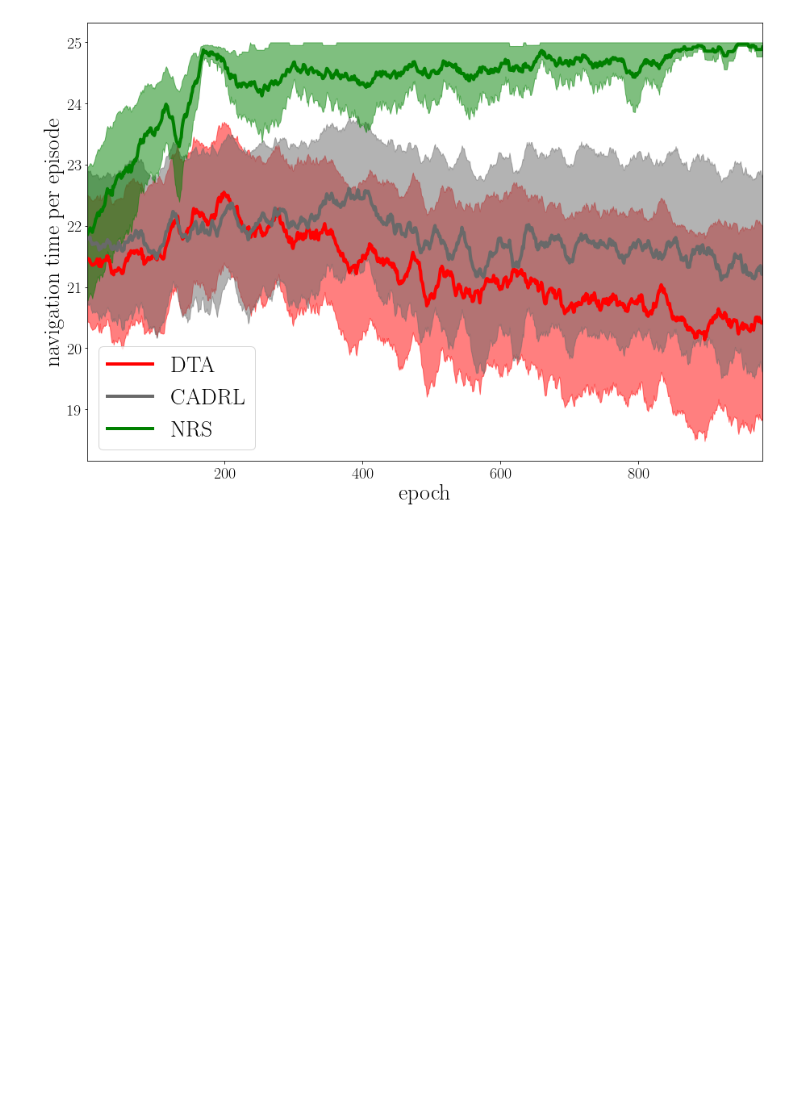
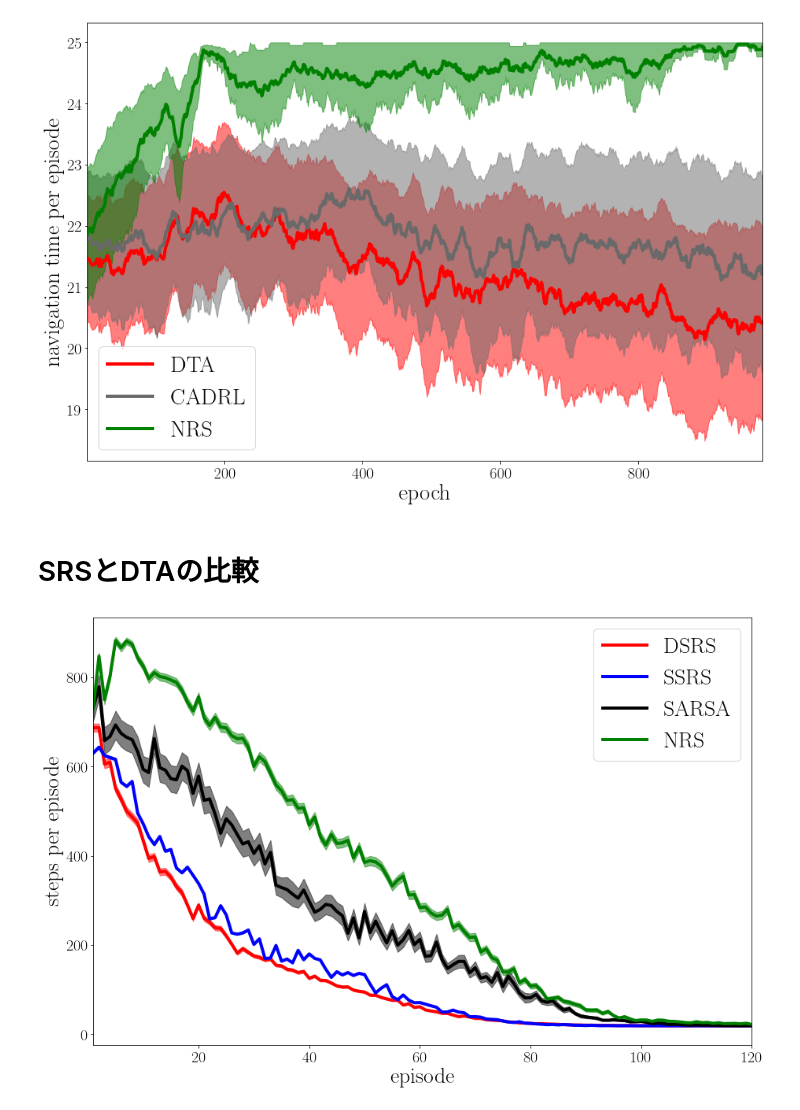
Before and after one commit to takato86/analyze_result, a Jupyter notebook: notebooks/error-bar-area.ipynb, the cells around one changed output. Drawn from its saved outputs; the diff is of its cells as text; code cells hidden in the pictures; blank space fills up the shorter version.

```diff
--- a/notebooks/error-bar-area.ipynb
+++ b/notebooks/error-bar-area.ipynb
@@ -137,3 +137,25 @@ plt.legend(fontsize=28)
 plt.savefig("out/crowd_nav-nav_time-learning-curves.pdf", format="pdf")
 # %% [output]
 [figure]
+# %% [markdown]
+# SRSとDTAの比較
+# %%
+comp_four_df = pd.read_csv("in/results_fourrooms_srs_dta.csv")
+comp_pin_df = pd.read_csv("in/results_pinball_srs_dta.csv")
+comp_pick_df = pd.read_csv("in/results_m2s_pick_and_place_srs_dta.csv")
+# %%
+l_episodes = 120
+plt.figure(figsize=(15, 10))
+plt.tick_params(labelsize=20)
+plot_mean_se(comp_four_df["DTA-mean"][:l_episodes], comp_four_df["DTA-lower"][:l_episodes], comp_four_df["DTA-upper"][:l_episodes], "red", 0.5, "DSRS")
+plot_mean_se(comp_four_df["SRS-mean"][:l_episodes], comp_four_df["SRS-lower"][:l_episodes], comp_four_df["SRS-upper"][:l_episodes], "blue", 0.5, "SSRS")
+plot_mean_se(comp_four_df["SARSA-mean"][:l_episodes], comp_four_df["SARSA-lower"][:l_episodes], comp_four_df["SARSA-upper"][:l_episodes], "black", 0.5, "SARSA")
+plot_mean_se(comp_four_df["NRS-mean"][:l_episodes], comp_four_df["NRS-lower"][:l_episodes], comp_four_df["NRS-upper"][:l_episodes], "green", 0.5, "NRS")
+plt.ylabel("steps per episode", fontsize=28)
+plt.xlabel("episode", fontsize=28)
+plt.xlim(1, l_episodes)
+plt.legend(fontsize=28)
+plt.plot()
+plt.savefig("out/comp-4rooms-learning-curves.pdf", format="pdf")
+# %% [output]
+[figure, added]
```
Also changed, not shown: parts of 3 cells of this notebook, 16 other files.
